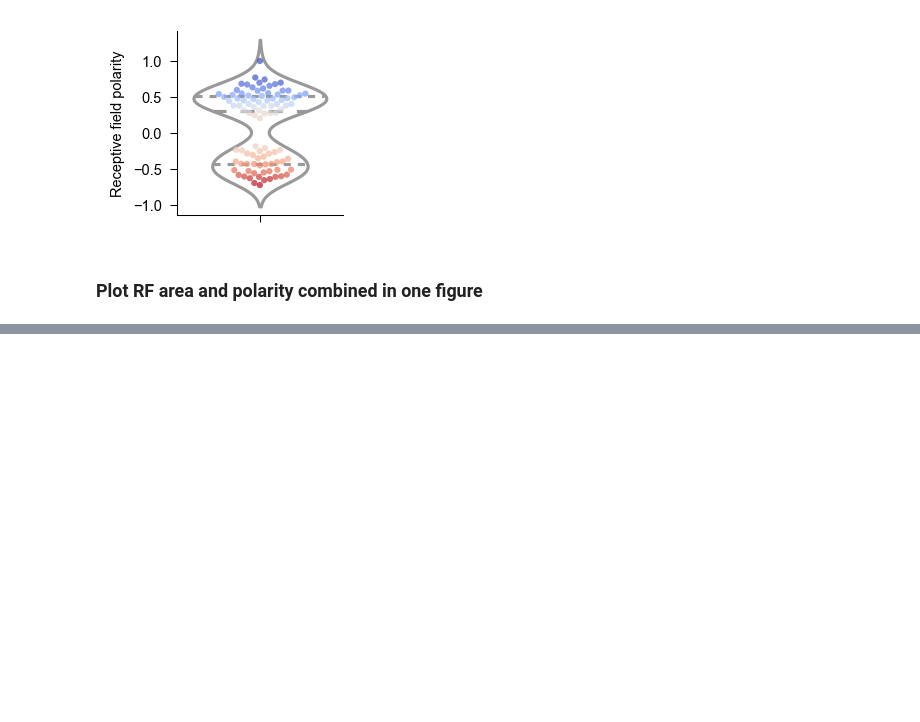
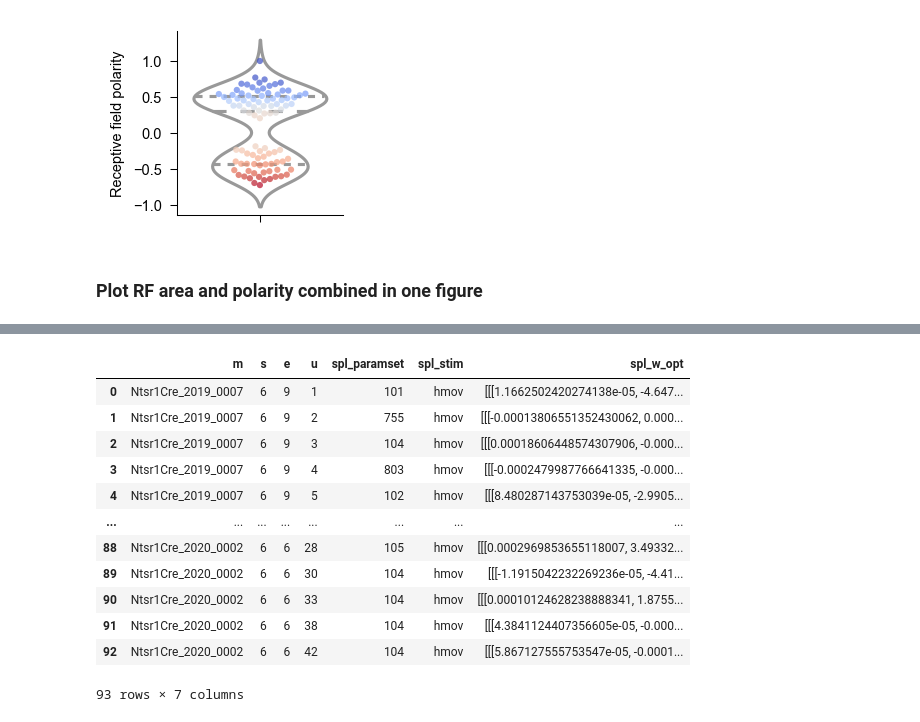
Before and after one commit to yannikbauer/hollymov_code, a Jupyter notebook: hmov_code/fig_model_population/plot_model_population.ipynb, the cells around one changed output, grey strips where cells are left out. Cells and saved outputs as stored; diff of their text form; code cells hidden in the pictures; blank space fills up the shorter version.

```diff
--- a/hmov_code/fig_model_population/plot_model_population.ipynb
+++ b/hmov_code/fig_model_population/plot_model_population.ipynb
@@ -529,0 +534,18 @@ count     93.000000
+# %%
+# Get model weights = stRFs
+df = pd.DataFrame((SplineLNP() & keys_bestm).fetch(dj.key, 'spl_w_opt', as_dict=True))
+df
+# %% [output]
+|  | m | s | e | u | spl_paramset | spl_stim | spl_w_opt |
+| 0 | Ntsr1Cre_2019_0007 | 6 | 9 | 1 | 101 | hmov | [[[1.1662502420274138e-05, -4.647... |
+| 1 | Ntsr1Cre_2019_0007 | 6 | 9 | 2 | 755 | hmov | [[[-0.00013806551352430062, 0.000... |
+| 2 | Ntsr1Cre_2019_0007 | 6 | 9 | 3 | 104 | hmov | [[[0.00018606448574307906, -0.000... |
+| 3 | Ntsr1Cre_2019_0007 | 6 | 9 | 4 | 803 | hmov | [[[-0.0002479987766641335, -0.000... |
+| 4 | Ntsr1Cre_2019_0007 | 6 | 9 | 5 | 102 | hmov | [[[8.480287143753039e-05, -2.9905... |
+| ... | ... | ... | ... | ... | ... | ... | ... |
+| 88 | Ntsr1Cre_2020_0002 | 6 | 6 | 28 | 105 | hmov | [[[0.0002969853655118007, 3.49332... |
+| 89 | Ntsr1Cre_2020_0002 | 6 | 6 | 30 | 104 | hmov | [[[-1.1915042232269236e-05, -4.41... |
+| 90 | Ntsr1Cre_2020_0002 | 6 | 6 | 33 | 104 | hmov | [[[0.00010124628238888341, 1.8755... |
+| 91 | Ntsr1Cre_2020_0002 | 6 | 6 | 38 | 104 | hmov | [[[4.3841124407356605e-05, -0.000... |
+| 92 | Ntsr1Cre_2020_0002 | 6 | 6 | 42 | 104 | hmov | [[[5.867127555753547e-05, -0.0001... |
+93 rows × 7 columns
```
Also changed, not shown: parts of 15 cells of this notebook, 2 other files.
